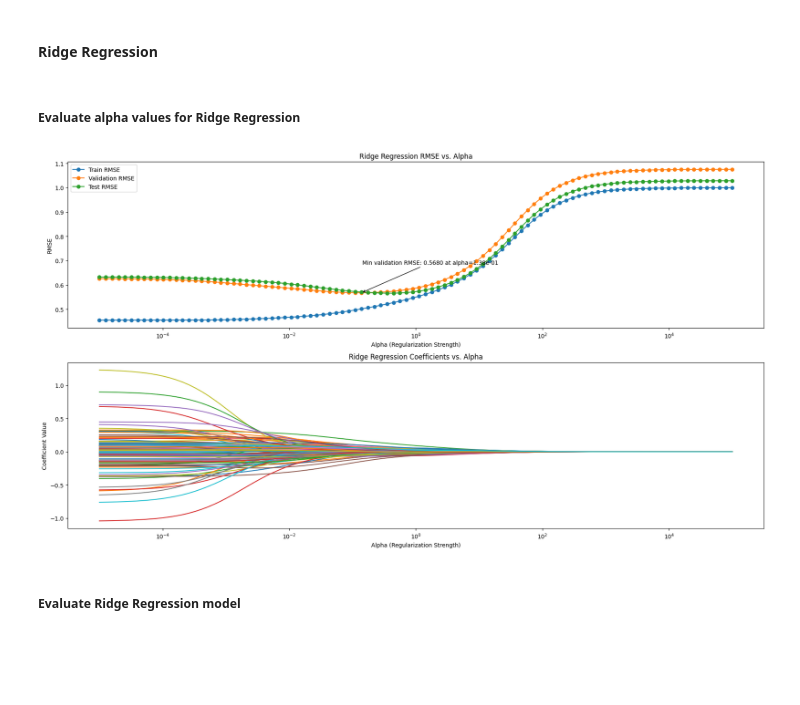
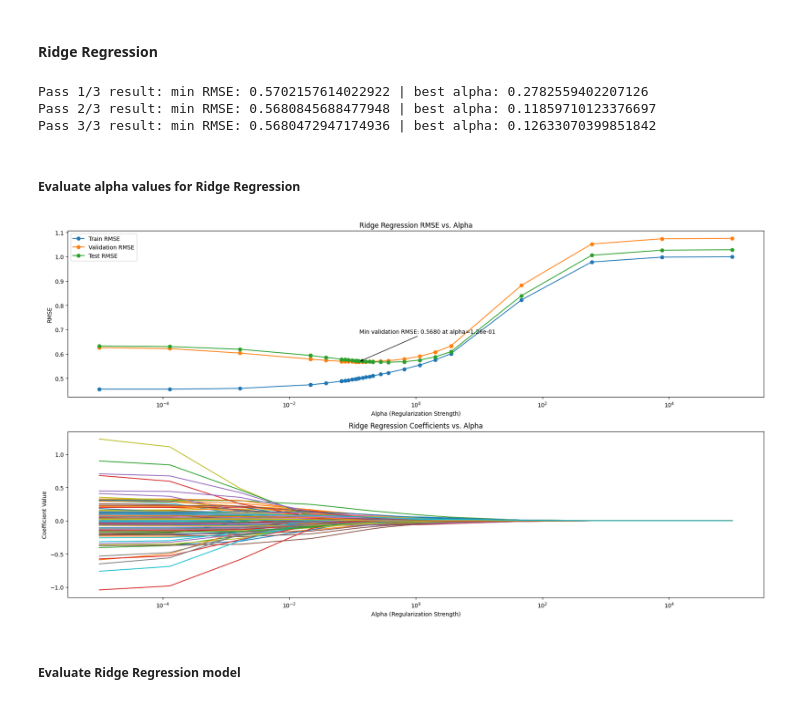
Before and after one commit to ostew5/cab420-introductory_problem_solving_tasks, a Jupyter notebook: 1. Regression.ipynb, the cells around one changed output. Cells and saved outputs as stored; diff of their text form; code cells hidden in the pictures; blank space fills up the shorter version.

```diff
--- a/1. Regression.ipynb
+++ b/1. Regression.ipynb
@@ -296,7 +296,8 @@ MAE: 0.5070
 #
 # remember that lambda is a keyword in python, so we're calling the array below alphas.
 #
-alphas = np.logspace(-5, 5, 100)
+alphas = np.logspace(-5, 5, 10)
+passes = 3
 
 # Once you've found your ridge and lasso models, evaluate them, following the approach you've used for the linear method, and compare the
 # three models.
@@ -308,52 +309,81 @@ rmse_val_rr = []
 rmse_test_rr = []
 coeffs_rr = []
 
-for a in alphas:
-    rr_model = sm.OLS(y_train, X_train).fit_regularized(alpha=a, L1_wt=0)
+alphas_rr = alphas.copy()
+alphas_rr_history = []
 
-    y_train_pred_rr = rr_model.predict(X_train)
-    y_val_pred_rr = rr_model.predict(X_val)
-    y_test_pred_rr = rr_model.predict(X_test)
+for p in range(0, passes):
+    start_idx = len(rmse_val_rr)
 
-    rmse_train_rr.append(np.sqrt(mean_squared_error(y_train, y_train_pred_rr)))
-    rmse_val_rr.append(np.sqrt(mean_squared_error(y_val, y_val_pred_rr)))
-    rmse_test_rr.append(np.sqrt(mean_squared_error(y_test, y_test_pred_rr)))
-    coeffs_rr.append(rr_model.params)
+    for a in alphas_rr:
+        rr_model = sm.OLS(y_train, X_train).fit_regularized(alpha=a, L1_wt=0)
+        rmse_train_rr.append(np.sqrt(mean_squared_error(y_train, rr_model.predict(X_train))))
+        rmse_val_rr.append(np.sqrt(mean_squared_error(y_val, rr_model.predict(X_val))))
+        rmse_test_rr.append(np.sqrt(mean_squared_error(y_test, rr_model.predict(X_test))))
+        coeffs_rr.append(rr_model.params)
+        alphas_rr_history.append(a)
+
+    pass_rmse = rmse_val_rr[start_idx:]
+    min_val_idx = np.argmin(pass_rmse)
+    min_val_rmse = pass_rmse[min_val_idx]
+    best_alpha = alphas_rr[min_val_idx]
+
+    print(f"Pass {p + 1}/{passes} result: min RMSE: {min_val_rmse} | best alpha: {best_alpha}")
+
+    lower_idx = max(0, min_val_idx - 1)
+    upper_idx = min(len(alphas_rr) - 1, min_val_idx + 1)
+
+    start_val = np.log10(alphas_rr[lower_idx])
+    end_val = np.log10(alphas_rr[upper_idx])
+
+    alphas_rr = np.logspace(start_val, end_val, 10)
+
+sorted_indices = np.argsort(alphas_rr_history)
+
+alphas_rr_history = np.array(alphas_rr_history)[sorted_indices]
+rmse_train_rr     = np.array(rmse_train_rr)[sorted_indices]
+rmse_val_rr       = np.array(rmse_val_rr)[sorted_indices]
+rmse_test_rr      = np.array(rmse_test_rr)[sorted_indices]
+coeffs_rr         = np.array(coeffs_rr)[sorted_indices]
+# %% [output]
+Pass 1/3 result: min RMSE: 0.5702157614022922 | best alpha: 0.2782559402207126
+Pass 2/3 result: min RMSE: 0.5680845688477948 | best alpha: 0.11859710123376697
+Pass 3/3 result: min RMSE: 0.5680472947174936 | best alpha: 0.12633070399851842
 # %% [markdown]
 ##### Evaluate alpha values for Ridge Regression
 # %%
 fig, axes = plt.subplots(2, 1, figsize=(18, 10))
 
 for rmse, label in zip(
     [rmse_train_rr, rmse_val_rr, rmse_test_rr],
     ['Train RMSE', 'Validation RMSE', 'Test RMSE']
     ):
-    axes[0].plot(alphas, rmse, label=label, marker='o')
+    axes[0].plot(alphas_rr_history, rmse, label=label, marker='o')
 
 axes[0].annotate(
-    f"Min validation RMSE: {min(rmse_val_rr):.4f} at alpha={alphas[np.argmin(rmse_val_rr)]:.2e}",
-    xy=(alphas[np.argmin(rmse_val_rr)], min(rmse_val_rr)),
+    f"Min validation RMSE: {min(rmse_val_rr):.4f} at alpha={alphas_rr_history[np.argmin(rmse_val_rr)]:.2e}",
+    xy=(alphas_rr_history[np.argmin(rmse_val_rr)], min(rmse_val_rr)),
     xytext=(1, 50),
     textcoords='offset points',
     arrowprops=dict(arrowstyle='->')
     )
 axes[0].set_xscale('log')
 axes[0].set_xlabel('Alpha (Regularization Strength)')
 axes[0].set_ylabel('RMSE')
 axes[0].set_title('Ridge Regression RMSE vs. Alpha')
 axes[0].legend()
-axes[1].plot(alphas, coeffs_rr)
+axes[1].plot(alphas_rr_history, coeffs_rr)
 axes[1].set_xscale('log')
 axes[1].set_xlabel('Alpha (Regularization Strength)')
 axes[1].set_ylabel('Coefficient Value')
 axes[1].set_title('Ridge Regression Coefficients vs. Alpha')
 
 plt.tight_layout()
 plt.show()
 
-best_alpha_rr = alphas[np.argmin(rmse_val_rr)]
+best_alpha_rr = alphas_rr_history[np.argmin(rmse_val_rr)]
 # %% [output]
-[figure, old version]
+[figure, new version]
 # %% [markdown]
 ##### Evaluate Ridge Regression model
 # %%
```
Also changed, not shown: parts of 6 cells of this notebook.
